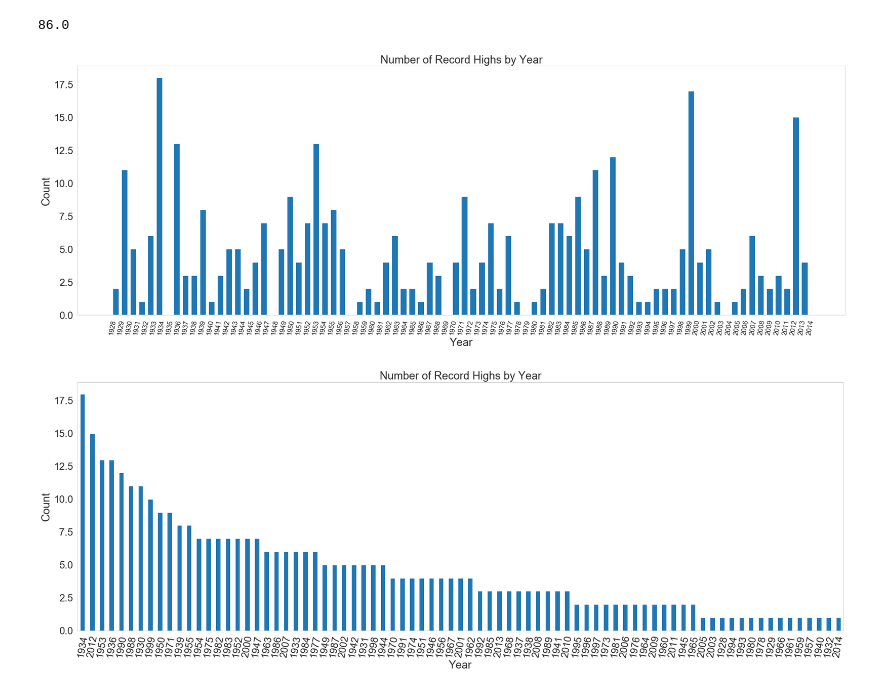
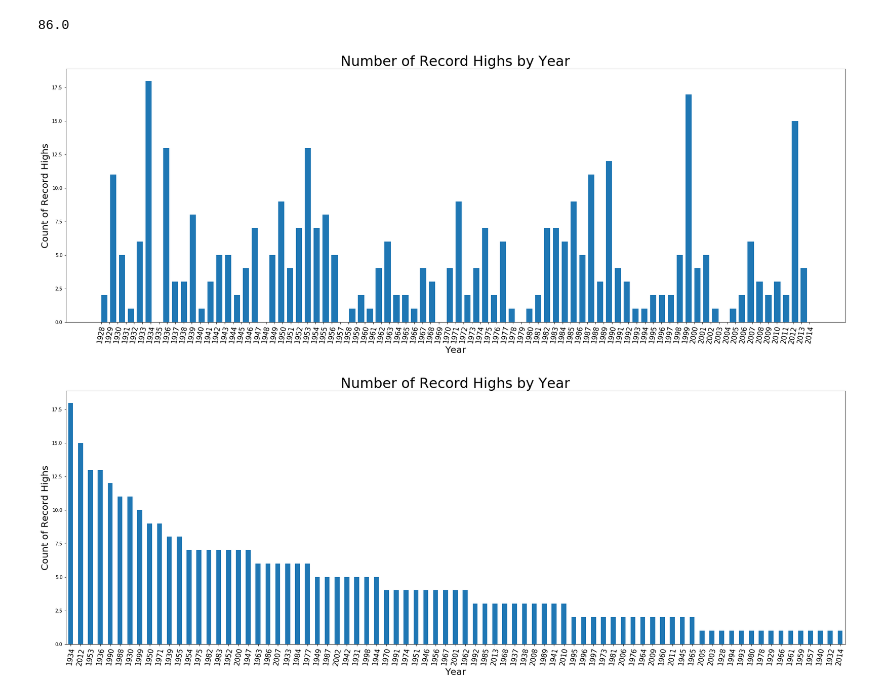
Before and after one commit to pdegner/weather_data_vis, a Jupyter notebook: weather_data_exploration.ipynb, the cells around one changed output. Saved outputs shown, nothing was run; the diff lists cells and outputs as text; code cells hidden in the pictures.

Commit message:
add images

```diff
--- a/weather_data_exploration.ipynb
+++ b/weather_data_exploration.ipynb
@@ -14,7 +9,7 @@ import calmap
 
 %matplotlib inline
 # %%
-df = pd.read_csv(os.getcwd() + "/us-weather-history/KMDW.csv")
+df = pd.read_csv("KMDW.csv")
 df["date"] = pd.to_datetime(df["date"])
 df.describe()
 # %% [output]
@@ -119,18 +114,18 @@ span
 # %%
 plt.figure(figsize=(30,10))
 plt.rcParams["axes.grid"] = False
 plt.hist(df["record_max_temp_year"], bins = 80, width=0.75)
-plt.ylabel('Count of Record Highs')
-plt.title('Number of Record Highs by Year')
+plt.ylabel('Count of Record Highs', fontsize = 20)
+plt.title('Number of Record Highs by Year', fontsize = 30)
 
 # create list of x labels
 x_labs = [int(min(df["record_max_temp_year"]) + i) for i in range(int(span)+1)]
 plt.xticks(x_labs, fontsize = 15)
-plt.xlabel('Year')
+plt.xlabel('Year', fontsize = 20)
 plt.xticks(rotation = 80)
 plt.show()
 # %% [output]
-[figure, old version]
+[figure, new version]
 # %%
 # Create sorted dataframe
 hist_df = df.groupby(['record_max_temp_year']).count()
@@ -145,10 +140,10 @@ x_labs = list(hist_df["record_max_temp_year"].astype(str))
 # Plot
 plt.figure(figsize=(30,10))
 hist_df["record_max_temp"].plot.bar()
-plt.xlabel("Year")
-plt.ylabel("Count of Record Highs")
-plt.title('Number of Record Highs by Year')
-plt.xticks(range(79), x_labs, rotation=80, horizontalalignment="center")
+plt.xlabel("Year", fontsize = 20)
+plt.ylabel("Count of Record Highs", fontsize = 20)
+plt.title('Number of Record Highs by Year', fontsize = 30)
+plt.xticks(range(79), x_labs, rotation=80, horizontalalignment="center", fontsize = 15)
 plt.show()
 # %% [output]
-[figure, old version]
+[figure, new version]
```
Also changed, not shown: parts of 6 cells of this notebook, 7 other files.
